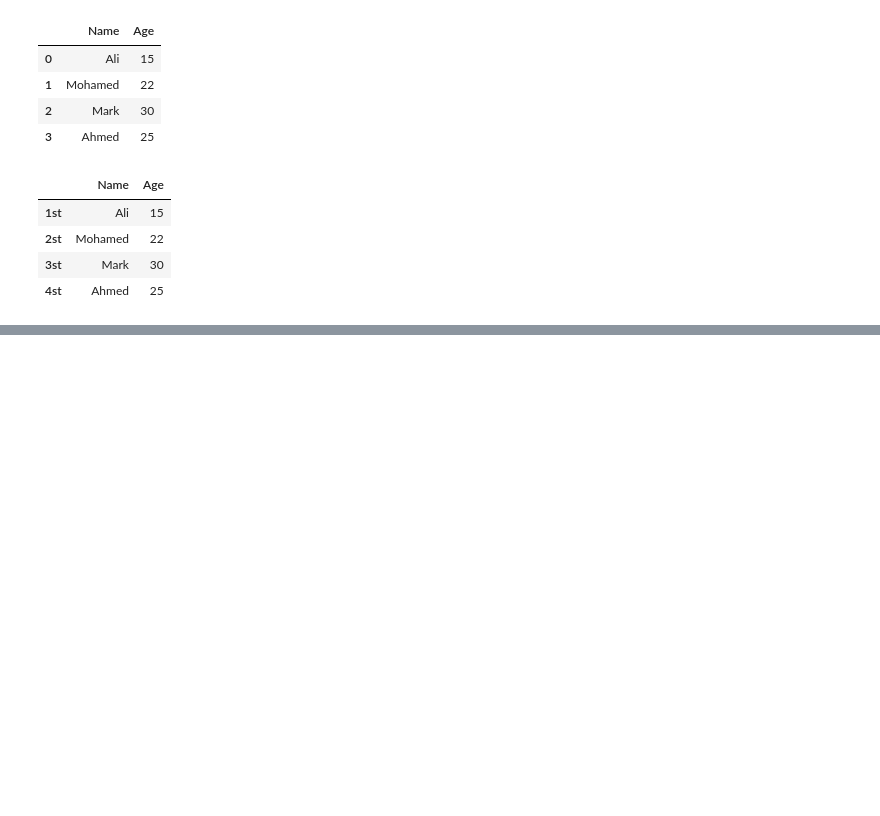
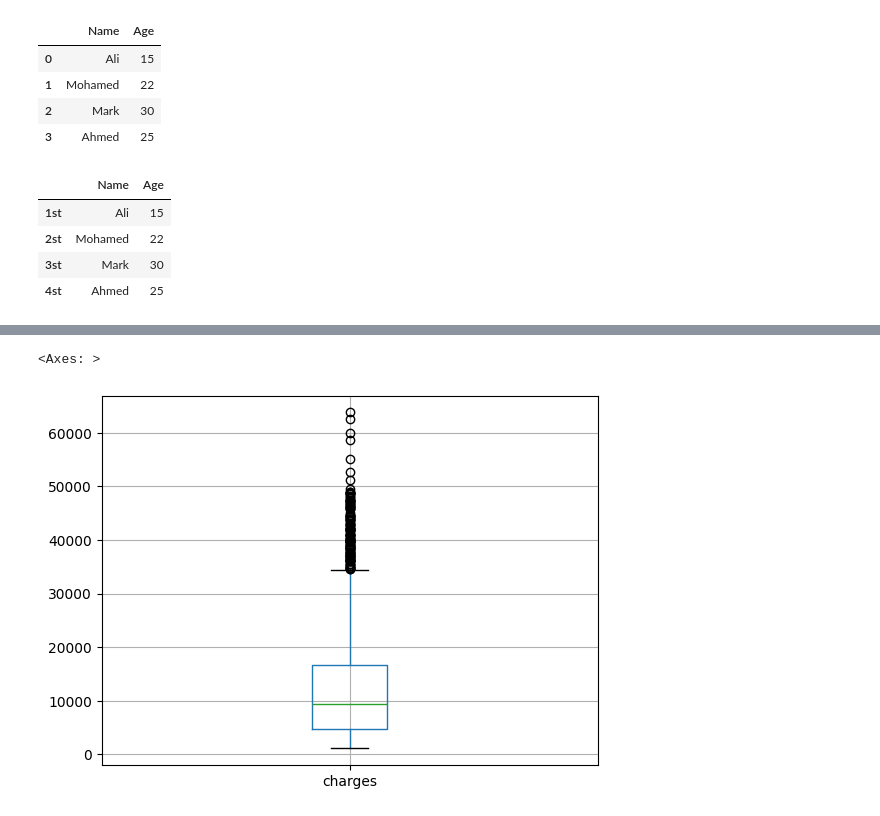
Before and after one commit to Mohamedreda333-crypto/advanced_machine_learning, a Jupyter notebook: AI-ML-Portfolio-Hub/Data Analysis/Statistics(Numpy and Pandas)/Pandas.ipynb, the cells around one changed output, grey strips where cells are left out. Saved outputs shown, nothing was run; the diff lists cells and outputs as text; code cells hidden in the pictures; blank space fills up the shorter version.

```diff
--- a/AI-ML-Portfolio-Hub/Data Analysis/Statistics(Numpy and Pandas)/Pandas.ipynb
+++ b/AI-ML-Portfolio-Hub/Data Analysis/Statistics(Numpy and Pandas)/Pandas.ipynb
@@ -49,0 +897,5 @@ df
+# %%
+df[["charges"]].boxplot()
+# %% [output]
+<Axes: >
+[figure, added]
```
Also changed, not shown: parts of 113 cells of this notebook.
